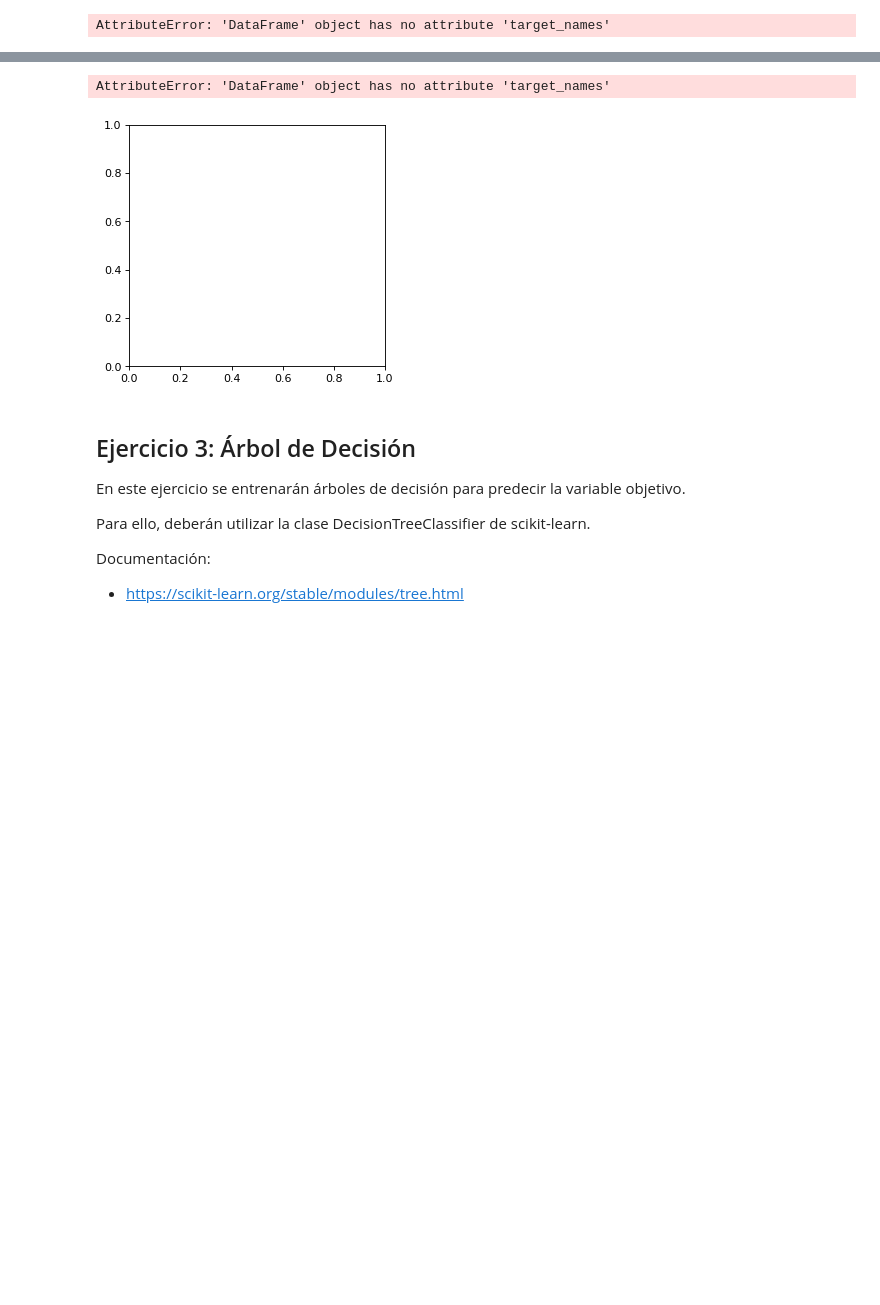
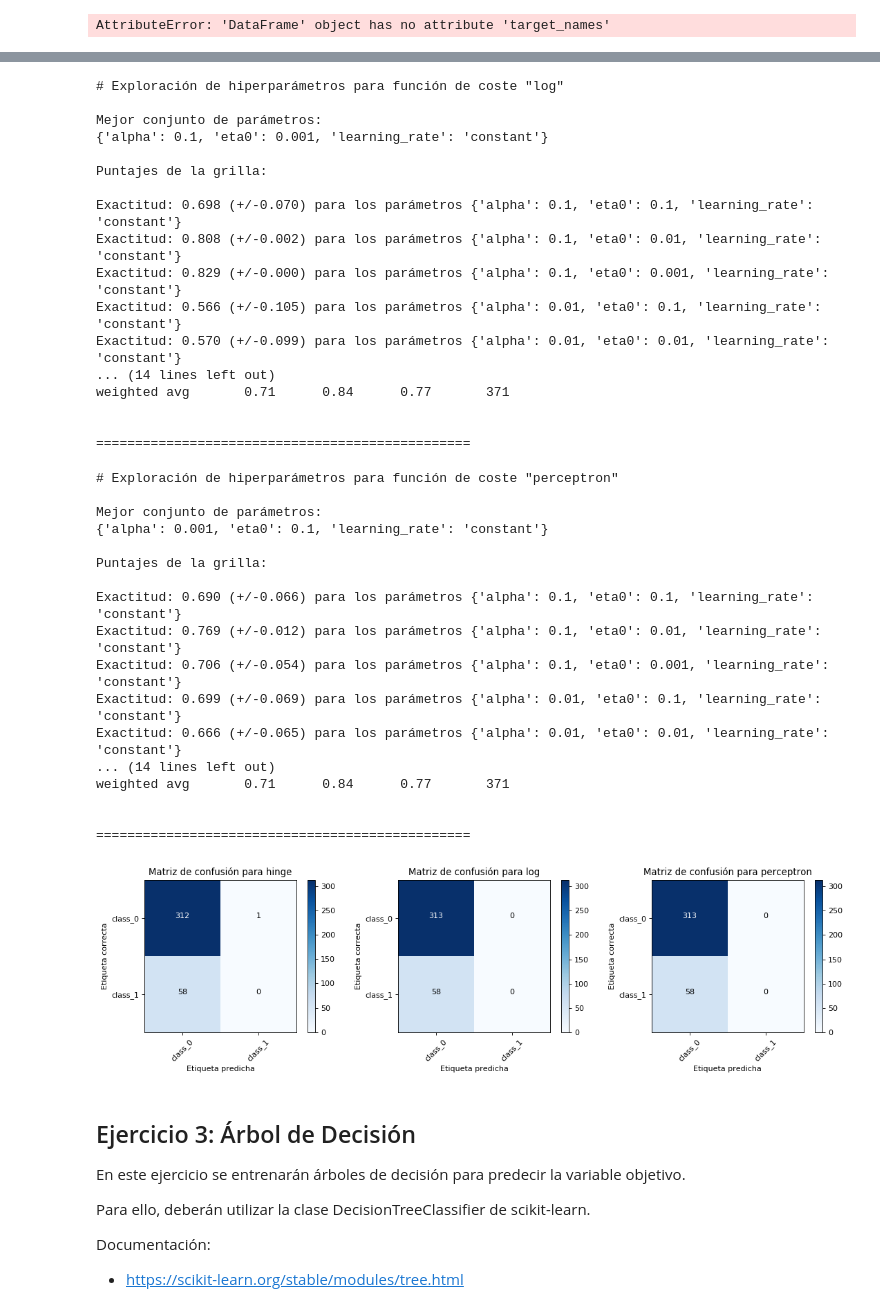
Before and after one commit to cnoeliachaves/diplodatos, a Jupyter notebook: IntroAprendizajeAutomatico/IntroduccionAprendizajeAutomatico/Lab 2.ipynb, the cells around one changed output, grey strips where cells are left out. Drawn from its saved outputs; the diff is of its cells as text; code cells hidden in the pictures; blank space fills up the shorter version.

```diff
--- a/IntroAprendizajeAutomatico/IntroduccionAprendizajeAutomatico/Lab 2.ipynb
+++ b/IntroAprendizajeAutomatico/IntroduccionAprendizajeAutomatico/Lab 2.ipynb
@@ -127,20 +141,20 @@ target_names
 # %%
 plt.figure(figsize=(14, 4), dpi= 80, facecolor='w', edgecolor='k')
 
-#m = SGDClassifier(loss='log', tol=1e-3)
-m = SGDClassifier(loss='log',tol=1e-3)
+m = SGDClassifier()
+#m = SGDClassifier(max_iter=5, tol=-np.infty,loss='log')
 
-exploring_params = {
-      'learning_rate': ['constant'],
-      'eta0': [0.1, 0.01, 0.001],  # Tasa de entrenamiento
-      'alpha': [0.1, 0.01, 0.001]  # Tasa de regularización
-}
+#exploring_params = {
+#      'learning_rate': ['constant'],
+#      'eta0': [0.1, 0.01, 0.001],  # Tasa de entrenamiento
+#      'alpha': [0.1, 0.01, 0.001]  # Tasa de regularización
+#}
 
 #model = GridSearchCV(m, exploring_params, cv=5, scoring='accuracy')
-model.fit(X_train, y_train)
+m.fit(X_train, y_train)
 
 print("Reporte de clasificación para el clasificador (sobre conjunto de evaluación):", end="\n\n")
-y_true, y_pred = y_test, model.predict(X_test)
+y_true, y_pred = y_test, m.predict(X_test)
 print(classification_report(y_true, y_pred), end="\n\n")
 
 print("================================================", end="\n\n")
@@ -148,8 +162,8 @@ print("================================================", end="\n\n")
 #plt.subplot(1, 3, idx)
 plot_confusion_matrix(confusion_matrix(y_true, y_pred), classes=target_names, title="Matriz de confusión")
 
-#print('Accuracy of K-NN classifier on training set: {:.2f}' .format(m.score(X_train, y_train)))
-#print('Accuracy of K-NN classifier on test set: {:.2f}'.format(m.score(X_test, y_test)))
+print('Accuracy of SGDC classifier on training set: {:.2f}' .format(m.score(X_train, y_train)))
+print('Accuracy of SGDC classifier on test set: {:.2f}'.format(m.score(X_test, y_test)))
 #hay que ver como obtener el accuracy del SGDClassifier
 # %% [output]
 Reporte de clasificación para el clasificador (sobre conjunto de evaluación):
@@ -222,7 +239,7 @@ for idx, loss in enumerate(('hinge', 'log', 'perceptron'), start=1):
 
     plt.subplot(1, 3, idx)
     plot_confusion_matrix(confusion_matrix(y_true, y_pred),
-                          classes=dataset.target_names, title="Matriz de confusión para %s" % loss)
+                          classes=target_names, title="Matriz de confusión para %s" % loss)
 # %% [output]
 # Exploración de hiperparámetros para función de coste "hinge"
 
@@ -239,10 +256,43 @@ Exactitud: 0.767 (+/-0.016) para los parámetros {'alpha': 0.01, 'eta0': 0.01, '
 ... (14 lines left out)
 weighted avg       0.71      0.84      0.77       371
 
 
 ================================================
-AttributeError: 'DataFrame' object has no attribute 'target_names'
+# Exploración de hiperparámetros para función de coste "log"
+
+Mejor conjunto de parámetros:
+{'alpha': 0.1, 'eta0': 0.001, 'learning_rate': 'constant'}
+
+Puntajes de la grilla:
+
+Exactitud: 0.698 (+/-0.070) para los parámetros {'alpha': 0.1, 'eta0': 0.1, 'learning_rate': 'constant'}
+Exactitud: 0.808 (+/-0.002) para los parámetros {'alpha': 0.1, 'eta0': 0.01, 'learning_rate': 'constant'}
+Exactitud: 0.829 (+/-0.000) para los parámetros {'alpha': 0.1, 'eta0': 0.001, 'learning_rate': 'constant'}
+Exactitud: 0.566 (+/-0.105) para los parámetros {'alpha': 0.01, 'eta0': 0.1, 'learning_rate': 'constant'}
+Exactitud: 0.570 (+/-0.099) para los parámetros {'alpha': 0.01, 'eta0': 0.01, 'learning_rate': 'constant'}
+... (14 lines left out)
+weighted avg       0.71      0.84      0.77       371
+
+
+================================================
+# Exploración de hiperparámetros para función de coste "perceptron"
+
+Mejor conjunto de parámetros:
+{'alpha': 0.001, 'eta0': 0.1, 'learning_rate': 'constant'}
+
+Puntajes de la grilla:
+
+Exactitud: 0.690 (+/-0.066) para los parámetros {'alpha': 0.1, 'eta0': 0.1, 'learning_rate': 'constant'}
+Exactitud: 0.769 (+/-0.012) para los parámetros {'alpha': 0.1, 'eta0': 0.01, 'learning_rate': 'constant'}
+Exactitud: 0.706 (+/-0.054) para los parámetros {'alpha': 0.1, 'eta0': 0.001, 'learning_rate': 'constant'}
+Exactitud: 0.699 (+/-0.069) para los parámetros {'alpha': 0.01, 'eta0': 0.1, 'learning_rate': 'constant'}
+Exactitud: 0.666 (+/-0.065) para los parámetros {'alpha': 0.01, 'eta0': 0.01, 'learning_rate': 'constant'}
+... (14 lines left out)
+weighted avg       0.71      0.84      0.77       371
+
+
+================================================
-[figure, old version]
+[figure, new version]
 # %% [markdown]
 ## Ejercicio 3: Árbol de Decisión
 
```
Also changed, not shown: parts of 16 cells of this notebook.
